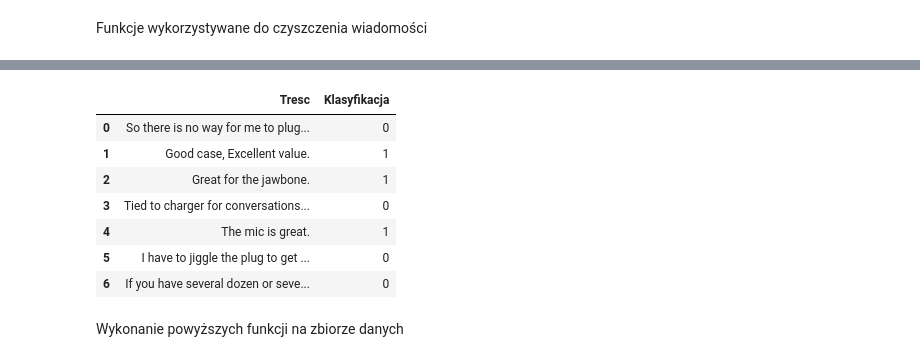
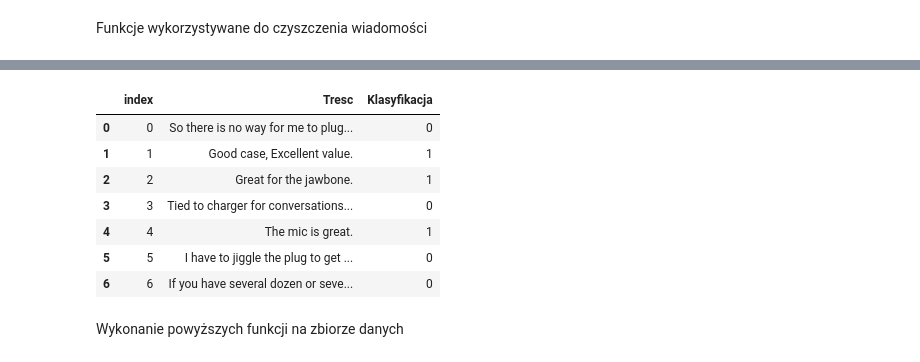
Before and after one commit to daltonas/Klasyfikacja-wydzwieku-tweetow, a Jupyter notebook: Klasyfikacja_wydzwieku_tweetow-projekt_zaliczeniowy.ipynb, the cells around one changed output, grey strips where cells are left out. Saved outputs shown, nothing was run; the diff lists cells and outputs as text; code cells hidden in the pictures.

```diff
--- a/Klasyfikacja_wydzwieku_tweetow-projekt_zaliczeniowy.ipynb
+++ b/Klasyfikacja_wydzwieku_tweetow-projekt_zaliczeniowy.ipynb
@@ -102,3 +102,13 @@ fd.plot(20)
 [figure]
 # %% [markdown]
 Funkcje wykorzystywane do czyszczenia wiadomości
+# %%
+nazwy_kolumn = ["Tresc", "Klasyfikacja"]
+tweet_set1 = pd.read_table("./zrodlo/amazon_cells_labelled.txt", delimiter="\t", header=None, names=nazwy_kolumn, encoding="utf-8")
+tweet_set2 = pd.read_table("./zrodlo/imdb_labelled.txt", delimiter="\t", header=None, names=nazwy_kolumn, encoding="utf-8")
+tweet_set3 = pd.read_table("./zrodlo/yelp_labelled.txt", delimiter="\t", header=None, names=nazwy_kolumn, encoding="utf-8")
+
+df_tweet = tweet_set1.append(tweet_set2).append(tweet_set3)
+df_tweet.reset_index(inplace=True)
+
+df_tweet.head()
@@ -119,49 +136,49 @@ def zamiana_na_male_znaki(tweet):
 def lematyzacja(tweet):
     wordnet_lemmatizer = WordNetLemmatizer()
     tweet = [wordnet_lemmatizer.lemmatize(slowo) for slowo in tweet]
-    tweet = ' '.join(tweet)
+    tweet = ''.join(tweet)
     return tweet
 
 def usuniecie_interpunkcji(tweet):
     tweet = [znak if not znak in string.punctuation else " " for znak in tweet]
     tweet = ''.join(tweet)
     return tweet
 
 def usuniecie_stopwords(tweet):
     tweet = [slowo for slowo in tweet.split(' ') if slowo not in stopwords.words('english')]
+    tweet = ' '.join(tweet)
     return tweet
 
 def negacja(tweet):
-    tweet = [slowo.replace("n't", "<negation>") for slowo in tweet]
-    tweet = ' '.join(tweet)
+    tweet = [slowo if "n't" else "<NEGATION>" for slowo in tweet]
+#    tweet = tweet.replace("n't", " <NEGATION> ")
     return tweet
 
 def usuniecie_duplikatow(tweet):
-    tweet = tweet.replace("  ","")
+    tweet = tweet.replace("    ","").replace("   ","").replace("  "," ").strip()
     tweet = tweet.replace("<NUMBER><NUMBER>", "").strip()
     return tweet
 
 def tokenizacja(tweet):
     tweet = usuniecie_interpunkcji(tweet)
-    tweet = podzial_na_slowa(tweet)
+    tweet = zamiana_na_male_znaki(tweet)
     tweet = negacja(tweet)
-    tweet = zamiana_na_male_znaki(tweet)
+    tweet = zamiana_cyfr_na_str(tweet)
+    tweet = lematyzacja(tweet)
     tweet = usuniecie_stopwords(tweet)
-    tweet = lematyzacja(tweet)
-    tweet = zamiana_cyfr_na_str(tweet)
     tweet = usuniecie_duplikatow(tweet)
     return tweet
 
 df_tweet.head(7)
 # %% [output]
-|  | Tresc | Klasyfikacja |
-| 0 | So there is no way for me to plug... | 0 |
-| 1 | Good case, Excellent value. | 1 |
-| 2 | Great for the jawbone. | 1 |
-| 3 | Tied to charger for conversations... | 0 |
-| 4 | The mic is great. | 1 |
-| 5 | I have to jiggle the plug to get ... | 0 |
-| 6 | If you have several dozen or seve... | 0 |
+|  | index | Tresc | Klasyfikacja |
+| 0 | 0 | So there is no way for me to plug... | 0 |
+| 1 | 1 | Good case, Excellent value. | 1 |
+| 2 | 2 | Great for the jawbone. | 1 |
+| 3 | 3 | Tied to charger for conversations... | 0 |
+| 4 | 4 | The mic is great. | 1 |
+| 5 | 5 | I have to jiggle the plug to get ... | 0 |
+| 6 | 6 | If you have several dozen or seve... | 0 |
 # %% [markdown]
 Wykonanie powyższych funkcji na zbiorze danych
 # %%
```
Also changed, not shown: parts of 17 cells of this notebook.
